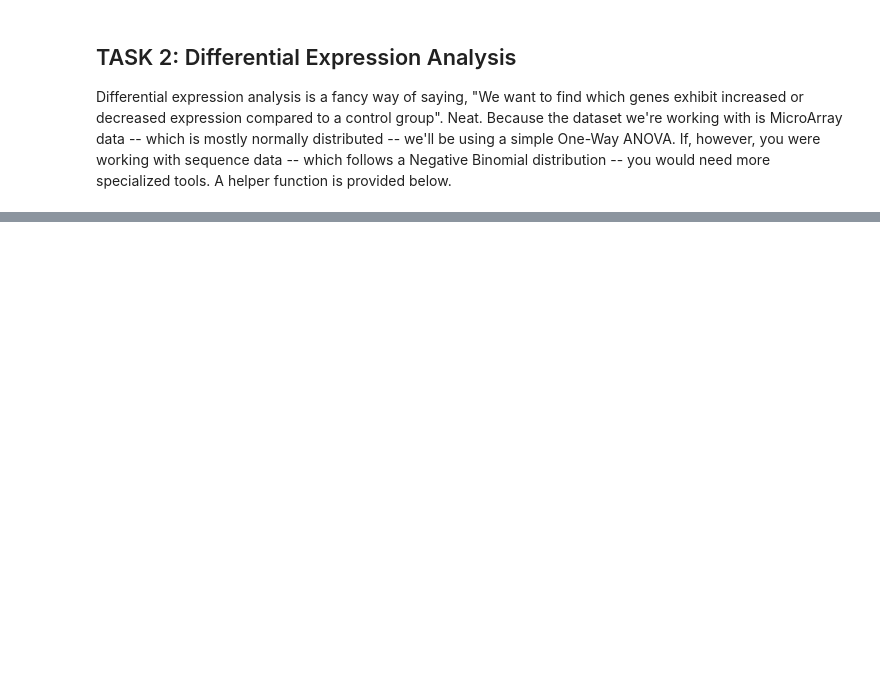
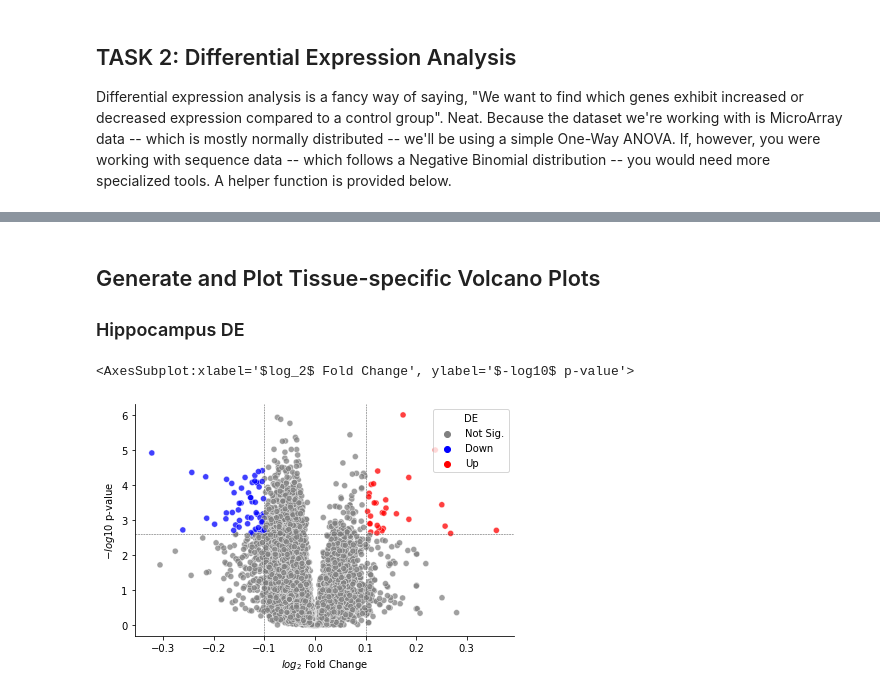
Before and after one commit to BRITE-REU/programming-workshops, a Jupyter notebook: source/workshops/05_visualization/files/workshop.ipynb, the cells around one changed output, grey strips where cells are left out. Cells and saved outputs as stored; diff of their text form; code cells hidden in the pictures; blank space fills up the shorter version.

```diff
--- a/source/workshops/05_visualization/files/workshop.ipynb
+++ b/source/workshops/05_visualization/files/workshop.ipynb
@@ -256,0 +293,13 @@ def volcano_plot(data, sig_col, fc_col, sig_thresh, fc_thresh):
+# %% [markdown]
+## Generate and Plot Tissue-specific Volcano Plots
+
+### Hippocampus DE
+# %%
+# Here's some pre-subsetted data
+hippocampus = data[data["Tissue"] == "hippocampus"]
+
+hippo_de = differential_expression(hippocampus, "Disease.state",  features=data.columns[10:], reference="control")
+volcano_plot()
+# %% [output]
+<AxesSubplot:xlabel='$log_2$ Fold Change', ylabel='$-log10$ p-value'>
+[figure, added]
```
Also changed, not shown: parts of 32 cells of this notebook, 2 other files.
